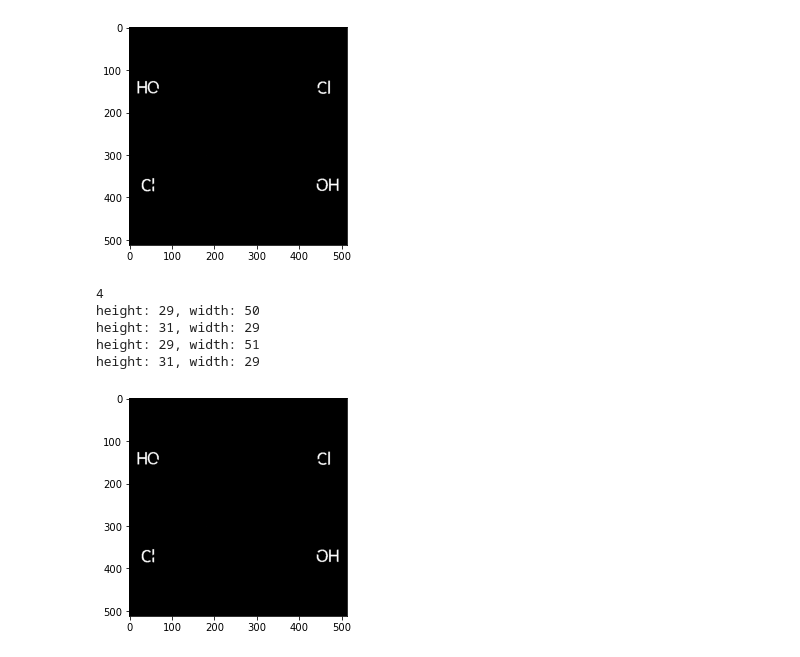
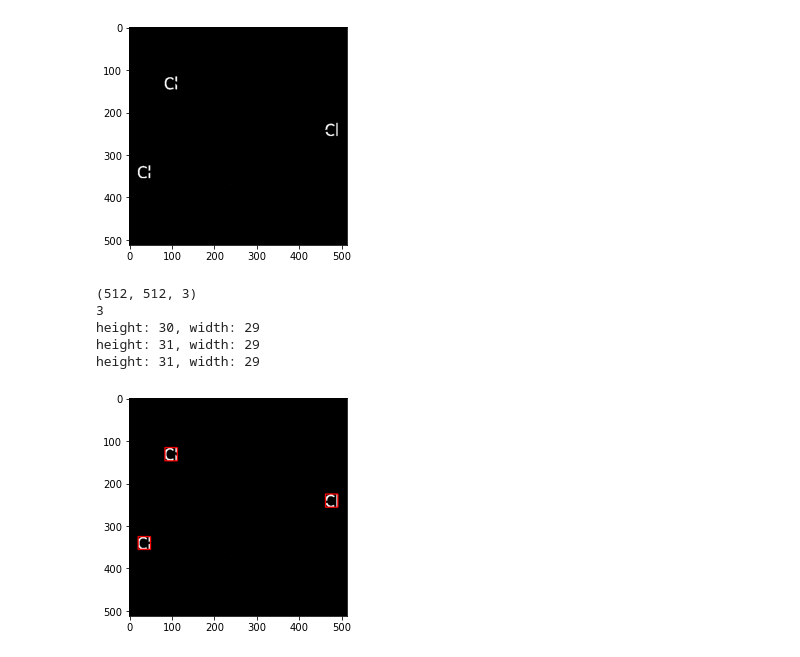
Before and after one commit to kot239/chem-to-smiles, a Jupyter notebook: src/ImagesWithCV.ipynb, the cells around one changed output. Saved outputs shown, nothing was run; the diff lists cells and outputs as text; code cells hidden in the pictures.

```diff
--- a/src/ImagesWithCV.ipynb
+++ b/src/ImagesWithCV.ipynb
@@ -13,10 +17,9 @@ def create_filename(num: int) -> str:
 
 FOLDER_NAME = '../images'
 
-img_num = 48
+img_num = 12
 
 img = cv2.imread(
-    #'images/vanilin.png',
     os.path.join(FOLDER_NAME, create_filename(img_num)),
     cv2.IMREAD_GRAYSCALE
 )
@@ -62,7 +78,7 @@ for l in needed_lines:
 plt.imshow(cdst2)
 plt.show()
 # %% [output]
-[figure, old version]
+[figure, new version]
 # %%
 def is_to_union(rect1, rect2, threshold):
     return (rect2[0][0] <= rect1[1][0] + threshold and
@@ -78,39 +94,41 @@ def union_rectangles(rectangles, threshold=10):
             for j in range(i + 1, len(rectangles)):
                 if is_to_union(cur_rect, rectangles[j], threshold):
                     cur_rect = [(cur_rect[0][0],
                                  min(cur_rect[0][1], rectangles[j][0][1])),
                                 (max(cur_rect[1][0], rectangles[j][1][0]),
                                  max(cur_rect[1][1], rectangles[j][1][1]))]
                     unioned[j] = True
             unioned[i] = True
             new_rectangles.append(cur_rect)
     return new_rectangles
 
 
+cdst3 = copy.copy(cdst2)
 threshold_area = 40
-black_cdst2 = cv2.cvtColor(cdst2, cv2.COLOR_BGR2GRAY)
-letters, _ = cv2.findContours(black_cdst2, cv2.RETR_TREE, cv2.CHAIN_APPROX_NONE)
+print(cdst3.shape)
+black_cdst3 = cv2.cvtColor(cdst3, cv2.COLOR_BGR2GRAY)
+letters, _ = cv2.findContours(black_cdst3, cv2.RETR_TREE, cv2.CHAIN_APPROX_NONE)
 #print(len(letters))
 rectangles = []
 for letter in letters:
     (left, top, width, height) = cv2.boundingRect(letter)
     if width * height >= threshold_area:
         tl = (left, top)
         br = (left + width, top + height)
         rectangles.append([tl, br])
         #cdst2 = cv2.rectangle(cdst2, tl, br, (0, 0, 255), 1)
 new_rectangles = union_rectangles(rectangles)
-#for rect in new_rectangles:
-    #cdst2 = cv2.rectangle(cdst2, rect[0], rect[1], (255, 0, 0), 2)
+for rect in new_rectangles:
+    cdst3 = cv2.rectangle(cdst3, rect[0], rect[1], (255, 0, 0), 2)
 print(len(new_rectangles))
 for rect in new_rectangles:
     print(f'height: {rect[1][1] - rect[0][1]}, width: {rect[1][0] - rect[0][0]}')
-plt.imshow(cdst2)
+plt.imshow(cdst3)
 plt.show()
 # %% [output]
-4
-height: 29, width: 50
+(512, 512, 3)
+3
+height: 30, width: 29
 height: 31, width: 29
-height: 29, width: 51
 height: 31, width: 29
-[figure, old version]
+[figure, new version]
```
Also changed, not shown: parts of 11 cells of this notebook, 4 other files.
